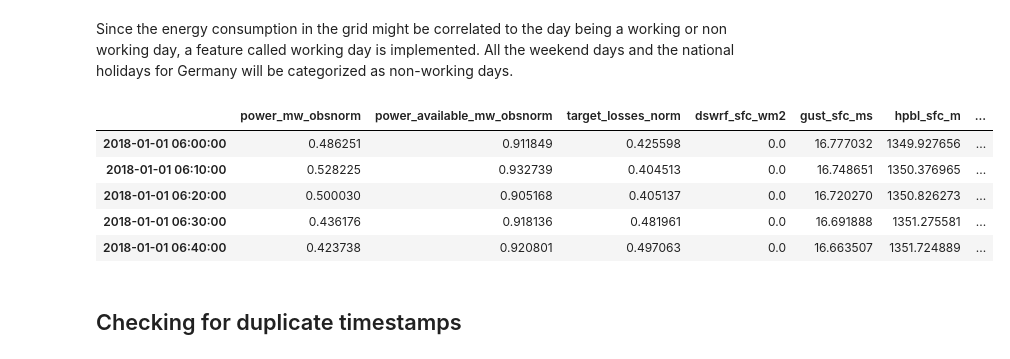
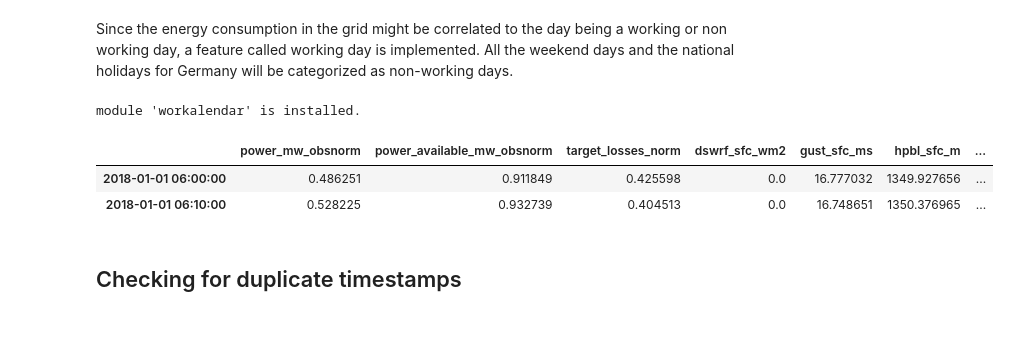
Before and after one commit to JonJae/TimeSeriesPrediction_FeedInMngmt, a Jupyter notebook: FeedInMngmt_EDA.ipynb, the cells around one changed output. Saved outputs shown, nothing was run; the diff lists cells and outputs as text; code cells hidden in the pictures; blank space fills up the shorter version.

```diff
--- a/FeedInMngmt_EDA.ipynb
+++ b/FeedInMngmt_EDA.ipynb
@@ -363,19 +363,27 @@ Observations:
 ## Adding column working day
 # %% [markdown]
 Since the energy consumption in the grid might be correlated to the day being a working or non working day, a feature called working day is implemented. All the weekend days and the national holidays for Germany will be categorized as non-working days.
+# %%
+#workalendar is a non-standard, single-use libary
+#workalendar is hence is loaded seperate
+try:
+    import workalendar
+    print("module 'workalendar' is installed.")
+except ModuleNotFoundError:
+    print("module 'workalendar' will be installed and imported.")
+    ! pip install workalendar
+    import workalendar
+# %% [output]
+module 'workalendar' is installed.
 # %%
-#! pip install workalendar
 from workalendar.europe import Germany
 cal = Germany()
 df["working_day"] = df["Date"].apply(lambda x: cal.is_working_day(x))
-df.head()
+df.head(2)
 # %% [output]
 |  | power_mw_obsnorm | power_available_mw_obsnorm | target_losses_norm | dswrf_sfc_wm2 | gust_sfc_ms | hpbl_sfc_m | ... |
 | 2018-01-01 06:00:00 | 0.486251 | 0.911849 | 0.425598 | 0.0 | 16.777032 | 1349.927656 | ... |
 | 2018-01-01 06:10:00 | 0.528225 | 0.932739 | 0.404513 | 0.0 | 16.748651 | 1350.376965 | ... |
-| 2018-01-01 06:20:00 | 0.500030 | 0.905168 | 0.405137 | 0.0 | 16.720270 | 1350.826273 | ... |
-| 2018-01-01 06:30:00 | 0.436176 | 0.918136 | 0.481961 | 0.0 | 16.691888 | 1351.275581 | ... |
-| 2018-01-01 06:40:00 | 0.423738 | 0.920801 | 0.497063 | 0.0 | 16.663507 | 1351.724889 | ... |
 # %% [markdown]
 ## Checking for duplicate timestamps
 # %%
```
Also changed, not shown: parts of 1 cell of this notebook.
